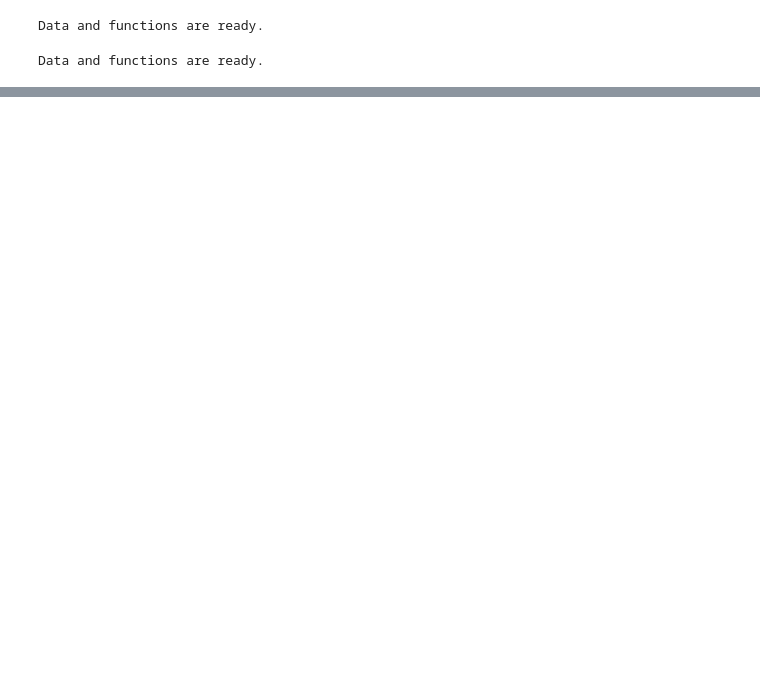
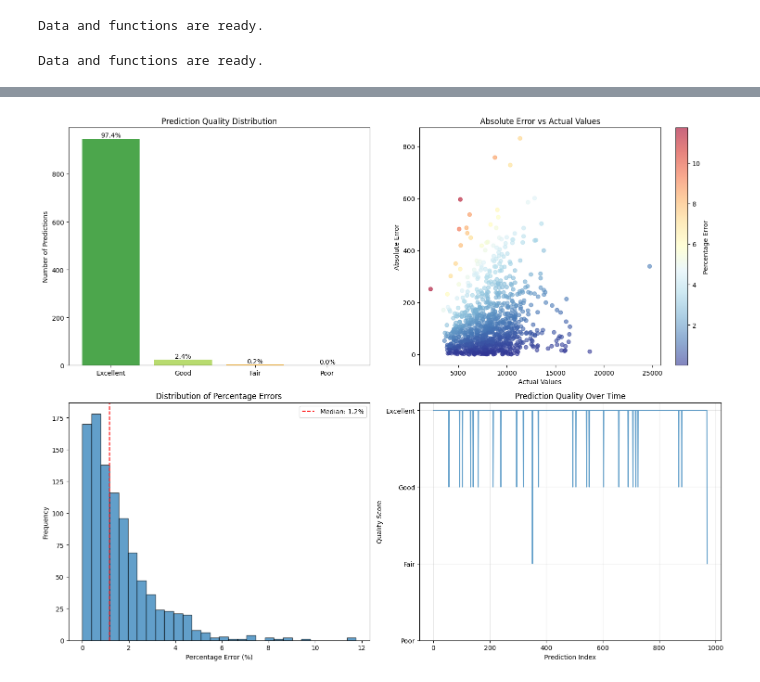
Before and after one commit to john-d-noble/callcenter, a Jupyter notebook: CB_Step_3_Classical_Time_Series_&_Machine_Learning_Models_.ipynb, the cells around one changed output, grey strips where cells are left out. Saved outputs shown, nothing was run; the diff lists cells and outputs as text; code cells hidden in the pictures; blank space fills up the shorter version.

```diff
--- a/CB_Step_3_Classical_Time_Series_&_Machine_Learning_Models_.ipynb
+++ b/CB_Step_3_Classical_Time_Series_&_Machine_Learning_Models_.ipynb
@@ -320,0 +665,91 @@ Prophet       3983.689730  4424.119265  53.967103  4.642995
+# %%
+# --- Step 8: Prediction Quality Analysis ---
+
+def analyze_prediction_quality(y_true, y_pred, model_name):
+    """Analyze prediction quality with categorical breakdowns"""
+
+    # Calculate error metrics
+    errors = y_true - y_pred
+    abs_errors = np.abs(errors)
+    pct_errors = np.abs(errors) / y_true * 100
+
+    # Define quality categories based on percentage error
+    def categorize_prediction_quality(pct_error):
+        if pct_error <= 5:
+            return 'Excellent'
+        elif pct_error <= 10:
+            return 'Good'
+        elif pct_error <= 20:
+            return 'Fair'
+        else:
+            return 'Poor'
+
+    quality_categories = [categorize_prediction_quality(pe) for pe in pct_errors]
+
+    # Create prediction quality "confusion matrix" equivalent
+    from collections import Counter
+    quality_counts = Counter(quality_categories)
+
+    # Plot quality distribution
+    fig, ((ax1, ax2), (ax3, ax4)) = plt.subplots(2, 2, figsize=(15, 12))
+
+    # 1. Quality Categories Bar Chart
+    categories = ['Excellent', 'Good', 'Fair', 'Poor']
+    counts = [quality_counts.get(cat, 0) for cat in categories]
+    percentages = [count/len(quality_categories)*100 for count in counts]
+
+    colors = ['green', 'yellowgreen', 'orange', 'red']
+    bars = ax1.bar(categories, counts, color=colors, alpha=0.7)
+    ax1.set_title('Prediction Quality Distribution')
+    ax1.set_ylabel('Number of Predictions')
+
+    # Add percentage labels on bars
+    for bar, pct in zip(bars, percentages):
+        height = bar.get_height()
+        ax1.text(bar.get_x() + bar.get_width()/2., height + 0.5,
+                f'{pct:.1f}%', ha='center', va='bottom')
+
+    # 2. Error vs Actual Values
+    scatter = ax2.scatter(y_true, abs_errors, c=pct_errors, cmap='RdYlBu_r', alpha=0.6)
+    ax2.set_xlabel('Actual Values')
+    ax2.set_ylabel('Absolute Error')
+    ax2.set_title('Absolute Error vs Actual Values')
+    plt.colorbar(scatter, ax=ax2, label='Percentage Error')
+
+    # 3. Percentage Error Distribution
+    ax3.hist(pct_errors, bins=30, alpha=0.7, edgecolor='black')
+    ax3.axvline(np.median(pct_errors), color='red', linestyle='--', label=f'Median: {np.median(pct_errors):.1f}%')
+    ax3.set_xlabel('Percentage Error (%)')
+    ax3.set_ylabel('Frequency')
+    ax3.set_title('Distribution of Percentage Errors')
+    ax3.legend()
+
+    # 4. Time Series of Quality Categories
+    quality_numeric = [4 if q=='Excellent' else 3 if q=='Good' else 2 if q=='Fair' else 1 for q in quality_categories]
+    ax4.plot(quality_numeric, alpha=0.7)
+    ax4.set_ylabel('Quality Score')
+    ax4.set_xlabel('Prediction Index')
+    ax4.set_title('Prediction Quality Over Time')
+    ax4.set_yticks([1, 2, 3, 4])
+    ax4.set_yticklabels(['Poor', 'Fair', 'Good', 'Excellent'])
+    ax4.grid(True, alpha=0.3)
+
+    plt.tight_layout()
+    plt.show()
+
+    # Print summary statistics
+    print(f"\n{model_name} - Prediction Quality Summary:")
+    print("="*50)
+    print(f"Excellent predictions (≤5% error): {quality_counts.get('Excellent', 0)} ({quality_counts.get('Excellent', 0)/len(quality_categories)*100:.1f}%)")
+    print(f"Good predictions (5-10% error): {quality_counts.get('Good', 0)} ({quality_counts.get('Good', 0)/len(quality_categories)*100:.1f}%)")
+    print(f"Fair predictions (10-20% error): {quality_counts.get('Fair', 0)} ({quality_counts.get('Fair', 0)/len(quality_categories)*100:.1f}%)")
+    print(f"Poor predictions (>20% error): {quality_counts.get('Poor', 0)} ({quality_counts.get('Poor', 0)/len(quality_categories)*100:.1f}%)")
+
+    acceptable_predictions = quality_counts.get('Excellent', 0) + quality_counts.get('Good', 0)
+    print(f"\nOverall acceptable predictions (≤10% error): {acceptable_predictions} ({acceptable_predictions/len(quality_categories)*100:.1f}%)")
+
+    return quality_categories
+
+print("\n=== PREDICTION QUALITY ANALYSIS ===")
+quality_cats = analyze_prediction_quality(y.values, y_pred_full, champion_name)
+# %% [output]
@@ -320,0 +757 @@ Prophet       3983.689730  4424.119265  53.967103  4.642995
+[figure, added]
```
Also changed, not shown: parts of 12 cells of this notebook.
